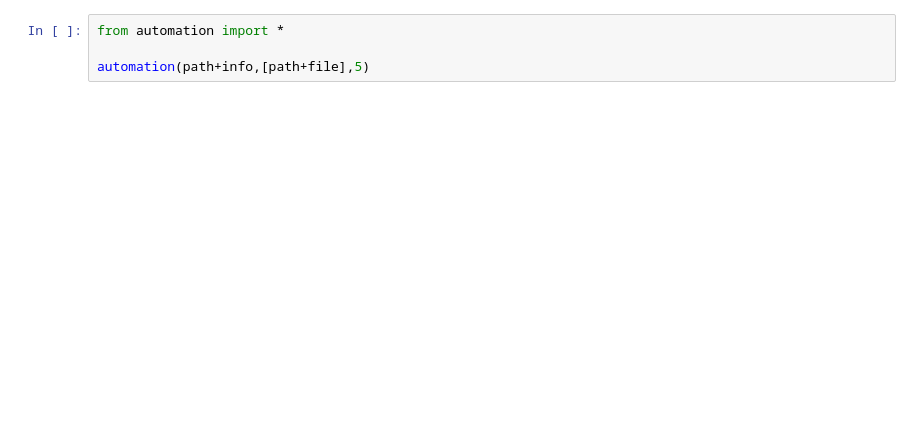
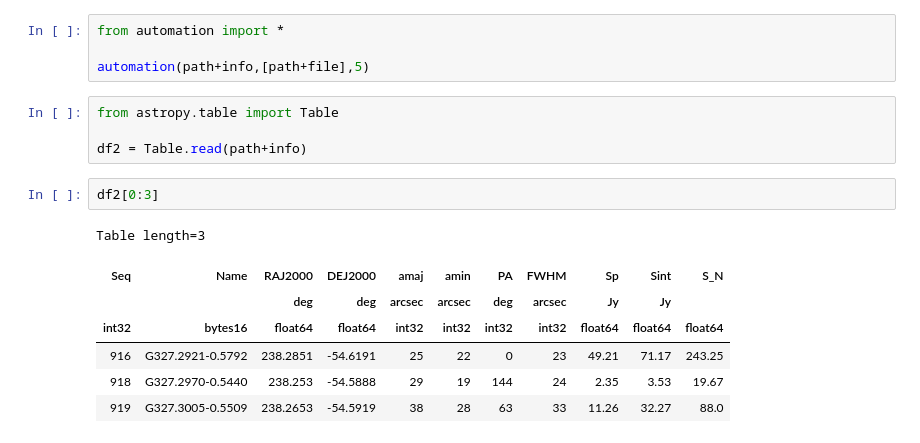
Before and after one commit to martimmcdc/2d-gaussian-fitting, a Jupyter notebook: test.ipynb, the cells around one changed output. Saved outputs shown, nothing was run; the diff lists cells and outputs as text; blank space fills up the shorter version.

```diff
--- a/test.ipynb
+++ b/test.ipynb
@@ -94,3 +94,17 @@ sweep_fit(grid,data,gaussians)
 from automation import *
 
 automation(path+info,[path+file],5)
+# %%
+from astropy.table import Table
+
+df2 = Table.read(path+info)
+# %%
+df2[0:3]
+# %% [output]
+Table length=3
+| Seq | Name | RAJ2000 | DEJ2000 | amaj | amin | PA | FWHM | Sp | Sint | S_N |
+|  |  | deg | deg | arcsec | arcsec | deg | arcsec | Jy | Jy |  |
+| int32 | bytes16 | float64 | float64 | int32 | int32 | int32 | int32 | float64 | float64 | float64 |
+| 916 | G327.2921-0.5792 | 238.2851 | -54.6191 | 25 | 22 | 0 | 23 | 49.21 | 71.17 | 243.25 |
+| 918 | G327.2970-0.5440 | 238.253 | -54.5888 | 29 | 19 | 144 | 24 | 2.35 | 3.53 | 19.67 |
+| 919 | G327.3005-0.5509 | 238.2653 | -54.5919 | 38 | 28 | 63 | 33 | 11.26 | 32.27 | 88.0 |
```
Also changed, not shown: parts of 2 cells of this notebook, 2 other files.
